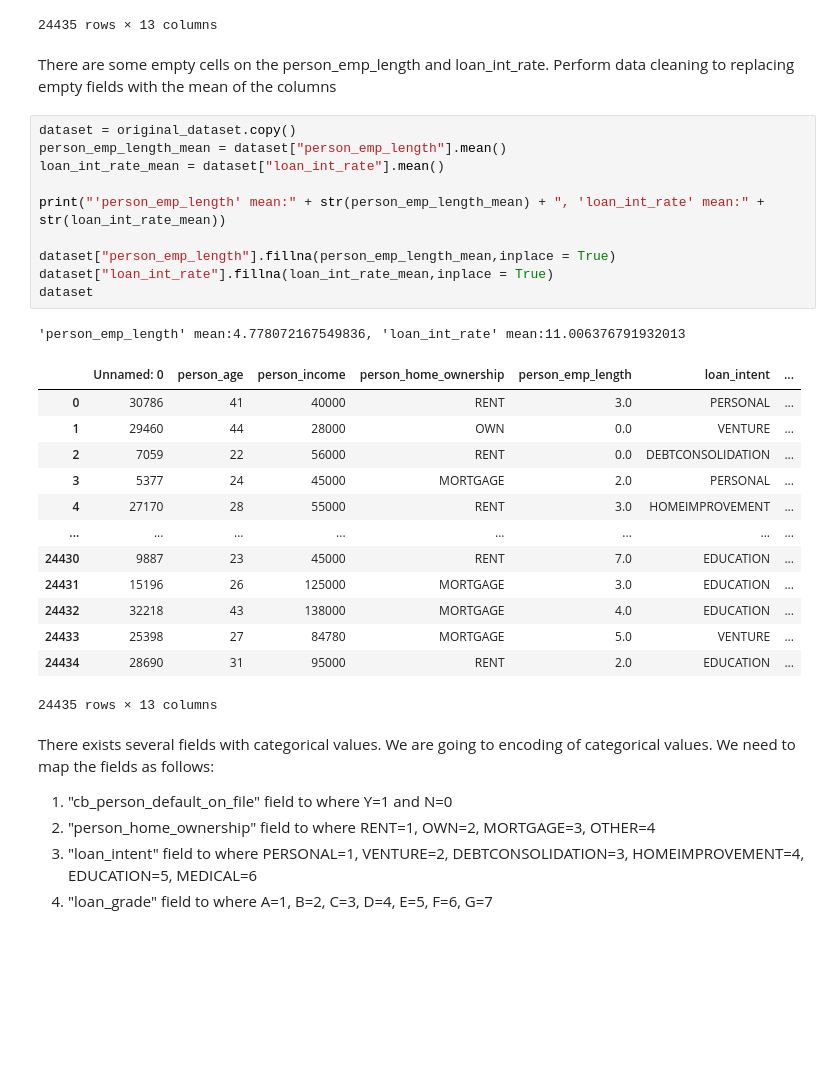
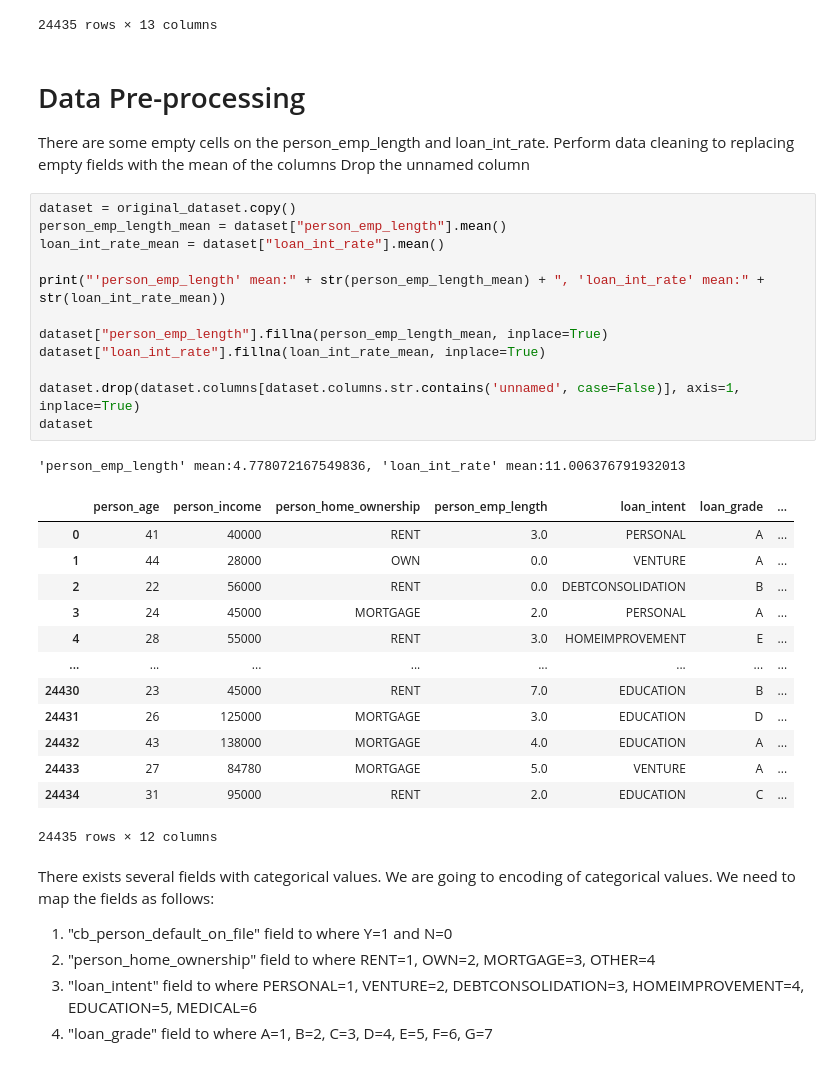
Before and after one commit to markmuigai/MSC-Assignments, a Jupyter notebook: CCI 501/Classification/classification.ipynb, the cells around one changed output. Cells and saved outputs as stored; diff of their text form; blank space fills up the shorter version.

```diff
--- a/CCI 501/Classification/classification.ipynb
+++ b/CCI 501/Classification/classification.ipynb
@@ -29,33 +33,37 @@ original_dataset
 | 24434 | 28690 | 31 | 95000 | RENT | 2.0 | EDUCATION | ... |
 24435 rows × 13 columns
 # %% [markdown]
+# Data Pre-processing
 There are some empty cells on the person_emp_length and loan_int_rate.
 Perform data cleaning to replacing empty fields with the mean of the columns
+Drop the unnamed column
 # %%
 dataset = original_dataset.copy()
 person_emp_length_mean = dataset["person_emp_length"].mean()
 loan_int_rate_mean = dataset["loan_int_rate"].mean()
 
 print("'person_emp_length' mean:" + str(person_emp_length_mean) + ", 'loan_int_rate' mean:" + str(loan_int_rate_mean))
 
-dataset["person_emp_length"].fillna(person_emp_length_mean,inplace = True)
-dataset["loan_int_rate"].fillna(loan_int_rate_mean,inplace = True)
+dataset["person_emp_length"].fillna(person_emp_length_mean, inplace=True)
+dataset["loan_int_rate"].fillna(loan_int_rate_mean, inplace=True)
+
+dataset.drop(dataset.columns[dataset.columns.str.contains('unnamed', case=False)], axis=1, inplace=True)
 dataset
 # %% [output]
 'person_emp_length' mean:4.778072167549836, 'loan_int_rate' mean:11.006376791932013
-|  | Unnamed: 0 | person_age | person_income | person_home_ownership | person_emp_length | loan_intent | ... |
-| 0 | 30786 | 41 | 40000 | RENT | 3.0 | PERSONAL | ... |
-| 1 | 29460 | 44 | 28000 | OWN | 0.0 | VENTURE | ... |
-| 2 | 7059 | 22 | 56000 | RENT | 0.0 | DEBTCONSOLIDATION | ... |
-| 3 | 5377 | 24 | 45000 | MORTGAGE | 2.0 | PERSONAL | ... |
-| 4 | 27170 | 28 | 55000 | RENT | 3.0 | HOMEIMPROVEMENT | ... |
+|  | person_age | person_income | person_home_ownership | person_emp_length | loan_intent | loan_grade | ... |
+| 0 | 41 | 40000 | RENT | 3.0 | PERSONAL | A | ... |
+| 1 | 44 | 28000 | OWN | 0.0 | VENTURE | A | ... |
+| 2 | 22 | 56000 | RENT | 0.0 | DEBTCONSOLIDATION | B | ... |
+| 3 | 24 | 45000 | MORTGAGE | 2.0 | PERSONAL | A | ... |
+| 4 | 28 | 55000 | RENT | 3.0 | HOMEIMPROVEMENT | E | ... |
 | ... | ... | ... | ... | ... | ... | ... | ... |
-| 24430 | 9887 | 23 | 45000 | RENT | 7.0 | EDUCATION | ... |
-| 24431 | 15196 | 26 | 125000 | MORTGAGE | 3.0 | EDUCATION | ... |
-| 24432 | 32218 | 43 | 138000 | MORTGAGE | 4.0 | EDUCATION | ... |
-| 24433 | 25398 | 27 | 84780 | MORTGAGE | 5.0 | VENTURE | ... |
-| 24434 | 28690 | 31 | 95000 | RENT | 2.0 | EDUCATION | ... |
+| 24430 | 23 | 45000 | RENT | 7.0 | EDUCATION | B | ... |
+| 24431 | 26 | 125000 | MORTGAGE | 3.0 | EDUCATION | D | ... |
+| 24432 | 43 | 138000 | MORTGAGE | 4.0 | EDUCATION | A | ... |
+| 24433 | 27 | 84780 | MORTGAGE | 5.0 | VENTURE | A | ... |
+| 24434 | 31 | 95000 | RENT | 2.0 | EDUCATION | C | ... |
-24435 rows × 13 columns
+24435 rows × 12 columns
 # %% [markdown]
 There exists several fields with categorical values. We are going to encoding of categorical values.
 We need to map the fields as follows:
```
Also changed, not shown: parts of 27 cells of this notebook.
